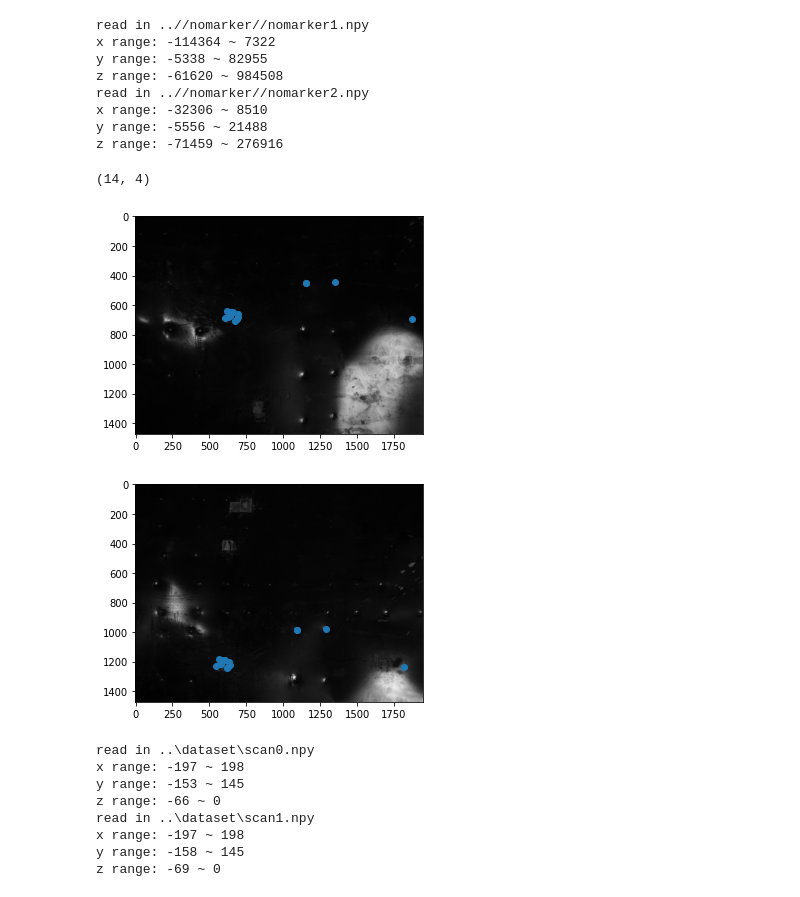
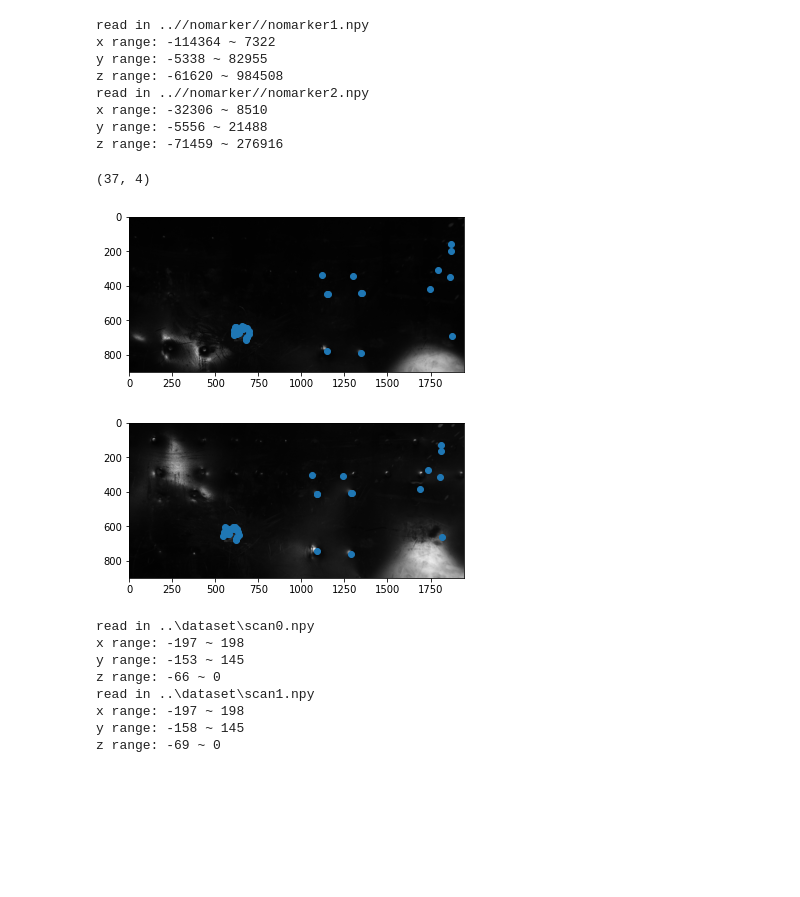
Before and after one commit to Luke20000429/Battery-Scanning-with-Structure-Light, a Jupyter notebook: fitGraph.ipynb, the cells around one changed output. Cells and saved outputs as stored; diff of their text form; code cells hidden in the pictures; blank space fills up the shorter version.

```diff
--- a/fitGraph.ipynb
+++ b/fitGraph.ipynb
@@ -24,26 +24,28 @@ x range: -32306 ~ 8510
 y range: -5556 ~ 21488
 z range: -71459 ~ 276916
 # %%
-kp1, desc1 = get_AKAZE(depth0)
-kp2, desc2 = get_AKAZE(depth1)
-matches = find_matches(desc2, desc1, 0.4)
-points = np.int32(get_match_points(kp2, kp1, matches))
+kp1, desc1 = get_AKAZE(depth0[:900])
+kp2, desc2 = get_AKAZE(depth1[572:])
+matches = find_matches(desc2, desc1, 0.5)
+floatpoint = get_match_points(kp2, kp1, matches)
+# points = np.around(floatpoint)
+points = np.int32(floatpoint)
 # H = RANSAC_fit_homography(points)
 points.shape
 # %% [output]
-(14, 4)
+(37, 4)
 # %%
-plt.imshow(mat0, 'gray')
+plt.imshow(mat0[:900], 'gray')
 plt.scatter(points[:, 2], points[:, 3])
 plt.show()
 # %% [output]
-[figure, old version]
+[figure, new version]
 # %%
-plt.imshow(mat1, 'gray')
+plt.imshow(mat1[572:], 'gray')
 plt.scatter(points[:, 0], points[:, 1])
 plt.show()
 # %% [output]
-[figure, old version]
+[figure, new version]
 # %%
 points0, mat0 = getPoints("..\dataset\scan0.npy", prange=(200, 150, (-100, -30)), skip=20)
 points1, mat1 = getPoints("..\dataset\scan1.npy", prange=(200, 150, (-100, -30)), skip=20)
```
Also changed, not shown: 8 other files.
